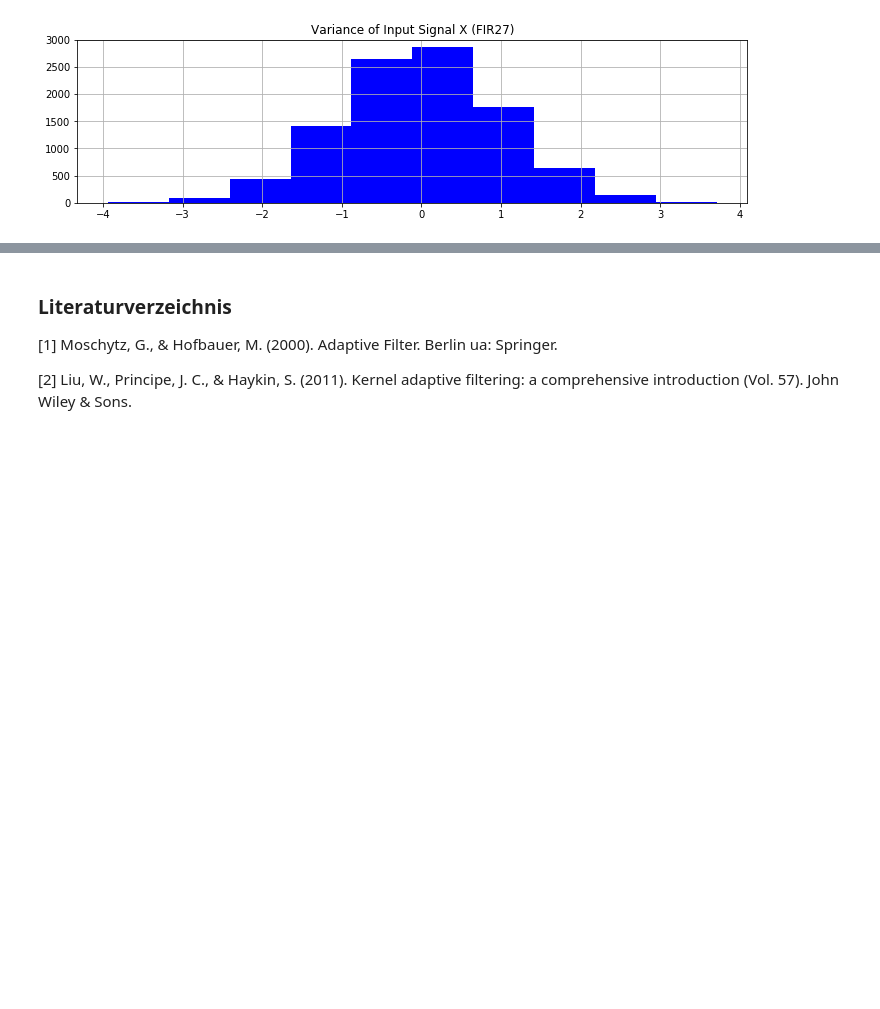
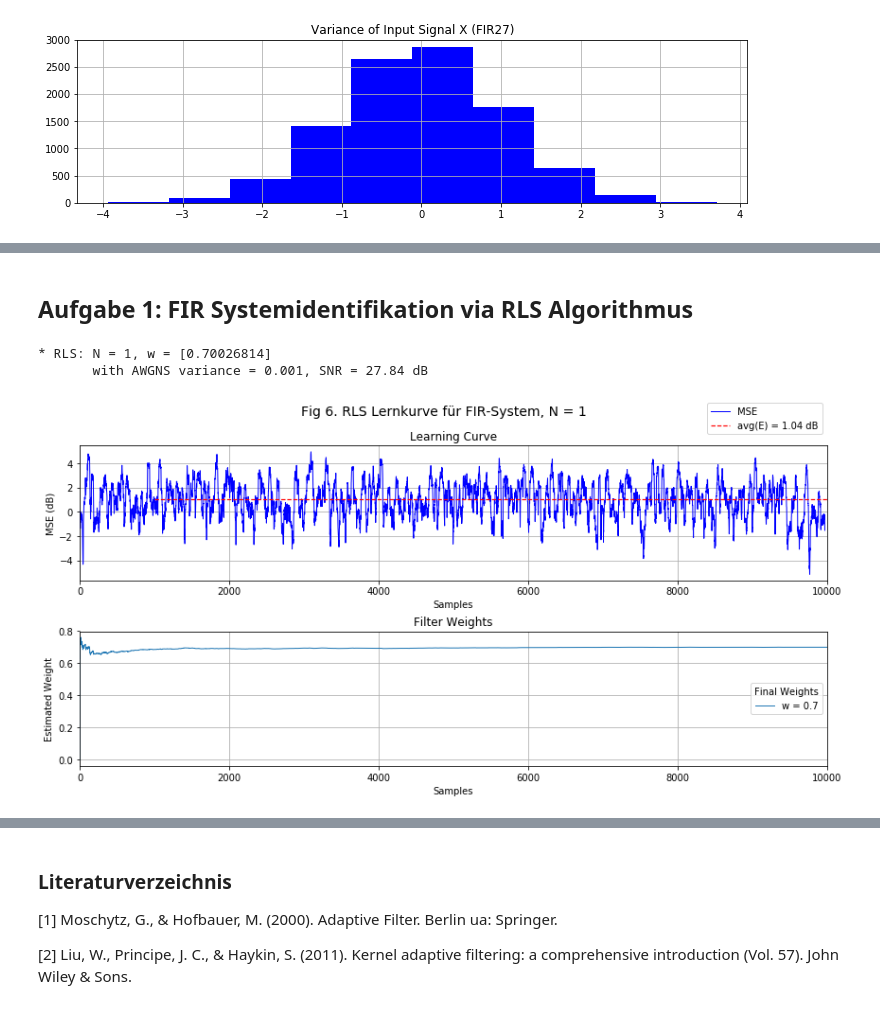
Before and after one commit to xhain/Systemidentifikation, a Jupyter notebook: python/Systemidentifikation.ipynb, the cells around one changed output, grey strips where cells are left out. Cells and saved outputs as stored; diff of their text form; code cells hidden in the pictures; blank space fills up the shorter version.

```diff
--- a/python/Systemidentifikation.ipynb
+++ b/python/Systemidentifikation.ipynb
@@ -323,0 +149,20 @@ Es soll nun ein Kernel Least Mean Squares (KLMS) Filter entworfen werden, dass e
+# %% [markdown]
+## Aufgabe 1: FIR Systemidentifikation via RLS Algorithmus
+# %%
+# FIR RLS study
+# N  = 1, 2, 5
+# var = 0.001, 0.1, 1, 10
+
+# Style of displayed plot
+plotLen = 10000
+
+# N = 1
+N, var = 1, 0.001
+HfirDn, SNRdB = ts.addNoise(HfirD, var)
+E, W, w, Yd = algo.rlsAlg(N, HfirX, HfirDn, np.zeros(N))
+ts.errorPlot(E, W, plotLen, 'Fig 6. RLS Lernkurve für FIR-System, N = '+str(N), style='log',avgFrom=1000)
+print('       with AWGNS variance = '+str(var)+', SNR = '+str(SNRdB)+' dB')
+# %% [output]
+* RLS: N = 1, w = [0.70026814]
+       with AWGNS variance = 0.001, SNR = 27.84 dB
+[figure, added]
```
Also changed, not shown: parts of 60 cells of this notebook, 3 other files.
